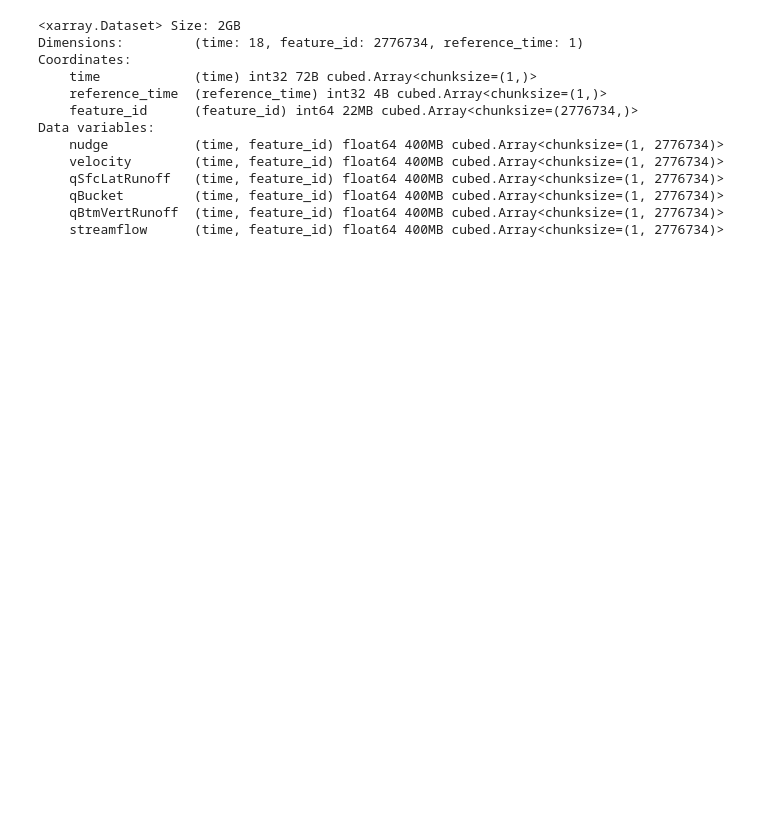
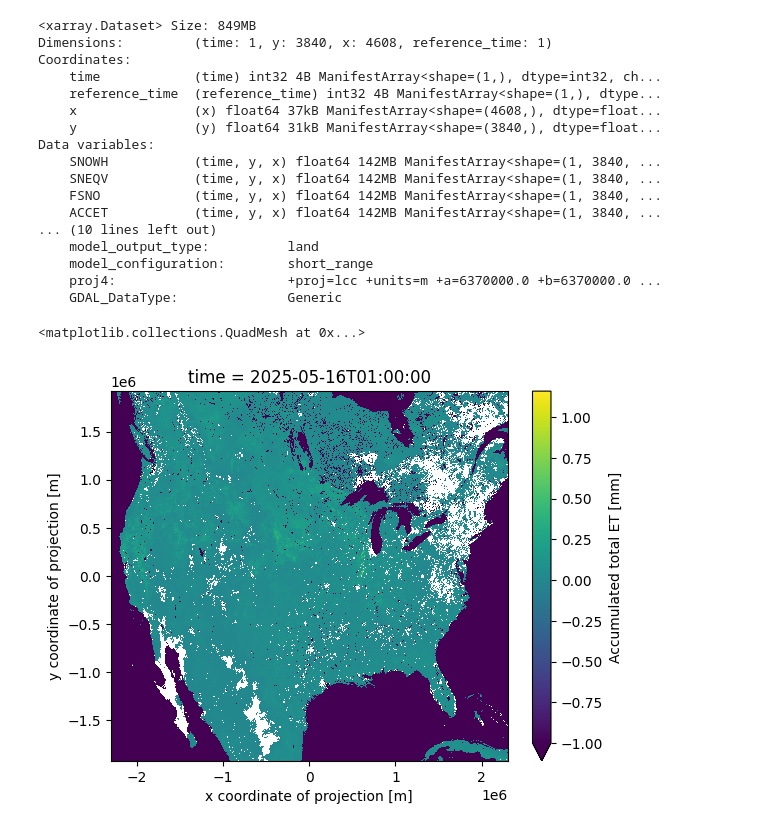
Before and after one commit to DeepGroundwater/nwm_batcher, a Jupyter notebook: examples/read_short_range.ipynb, the cells around one changed output. Drawn from its saved outputs; the diff is of its cells as text; code cells hidden in the pictures; blank space fills up the shorter version.

```diff
--- a/examples/read_short_range.ipynb
+++ b/examples/read_short_range.ipynb
@@ -10,21 +16,28 @@ import nwm_batcher
 # %%
-nwm_batcher.read(
-    date="20250216",
+virtual_datasets = nwm_batcher.read(
+    date="20250516",
     forecast_type="short_range",
     initial_time="t00z",
-    variable="channel_rt"
+    variable="land",
+    data_variable="ACCET",
+    coordinates=["time", "reference_time", "x", "y"]
 )
+virtual_datasets[0]
 # %% [output]
-<xarray.Dataset> Size: 2GB
-Dimensions:         (time: 18, feature_id: 2776734, reference_time: 1)
+<xarray.Dataset> Size: 849MB
+Dimensions:         (time: 1, y: 3840, x: 4608, reference_time: 1)
 Coordinates:
-    time            (time) int32 72B cubed.Array<chunksize=(1,)>
-    reference_time  (reference_time) int32 4B cubed.Array<chunksize=(1,)>
-    feature_id      (feature_id) int64 22MB cubed.Array<chunksize=(2776734,)>
+    time            (time) int32 4B ManifestArray<shape=(1,), dtype=int32, ch...
+    reference_time  (reference_time) int32 4B ManifestArray<shape=(1,), dtype...
+    x               (x) float64 37kB ManifestArray<shape=(4608,), dtype=float...
+    y               (y) float64 31kB ManifestArray<shape=(3840,), dtype=float...
 Data variables:
-    nudge           (time, feature_id) float64 400MB cubed.Array<chunksize=(1, 2776734)>
-    velocity        (time, feature_id) float64 400MB cubed.Array<chunksize=(1, 2776734)>
-    qSfcLatRunoff   (time, feature_id) float64 400MB cubed.Array<chunksize=(1, 2776734)>
-    qBucket         (time, feature_id) float64 400MB cubed.Array<chunksize=(1, 2776734)>
-    qBtmVertRunoff  (time, feature_id) float64 400MB cubed.Array<chunksize=(1, 2776734)>
-    streamflow      (time, feature_id) float64 400MB cubed.Array<chunksize=(1, 2776734)>
+    SNOWH           (time, y, x) float64 142MB ManifestArray<shape=(1, 3840, ...
+    SNEQV           (time, y, x) float64 142MB ManifestArray<shape=(1, 3840, ...
+    FSNO            (time, y, x) float64 142MB ManifestArray<shape=(1, 3840, ...
+    ACCET           (time, y, x) float64 142MB ManifestArray<shape=(1, 3840, ...
+... (10 lines left out)
+    model_output_type:          land
+    model_configuration:        short_range
+    proj4:                      +proj=lcc +units=m +a=6370000.0 +b=6370000.0 ...
+    GDAL_DataType:              Generic
@@ -30,0 +53,13 @@ Data variables:
+# %%
+storage_options = dict(
+    remote_protocol="s3", remote_options=dict(anon=True)
+)
+ds = xr.open_dataset(
+    "NWM_ACCET.json",
+    engine="kerchunk",
+    backend_kwargs={"storage_options": storage_options},
+)
+ds.ACCET.plot(vmin=-1, vmax=ds.ACCET.max().values)
+# %% [output]
+<matplotlib.collections.QuadMesh at 0x...>
+[figure, added]
```
Also changed, not shown: parts of 4 cells of this notebook, 4 other files.
